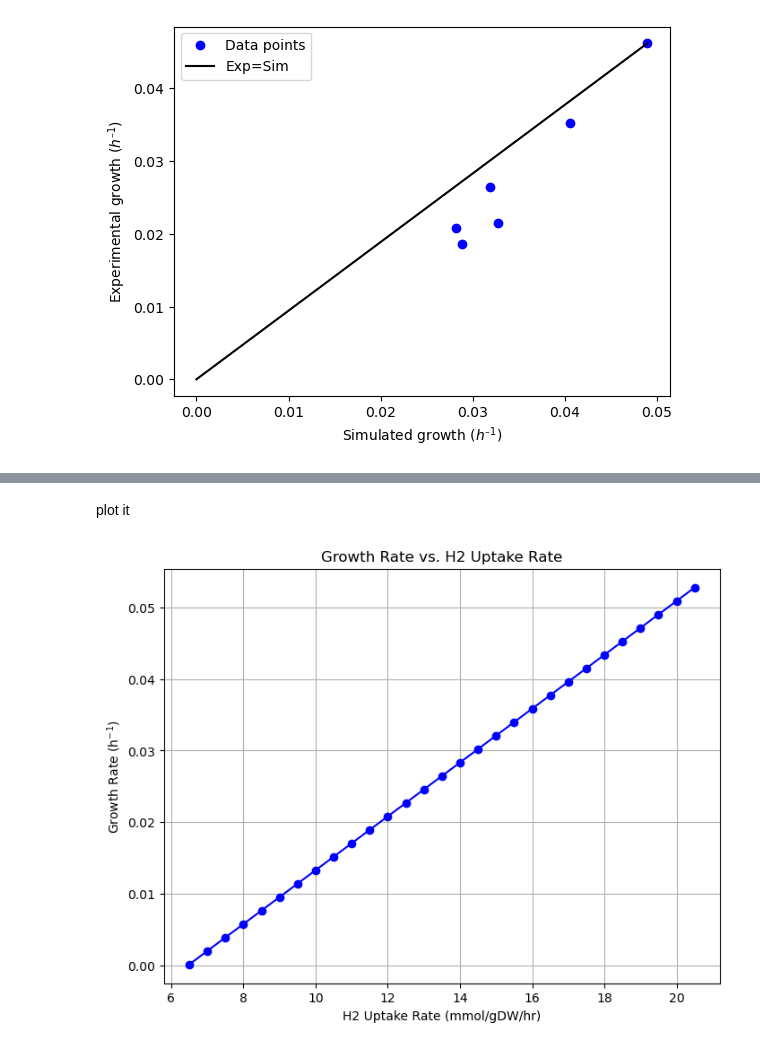
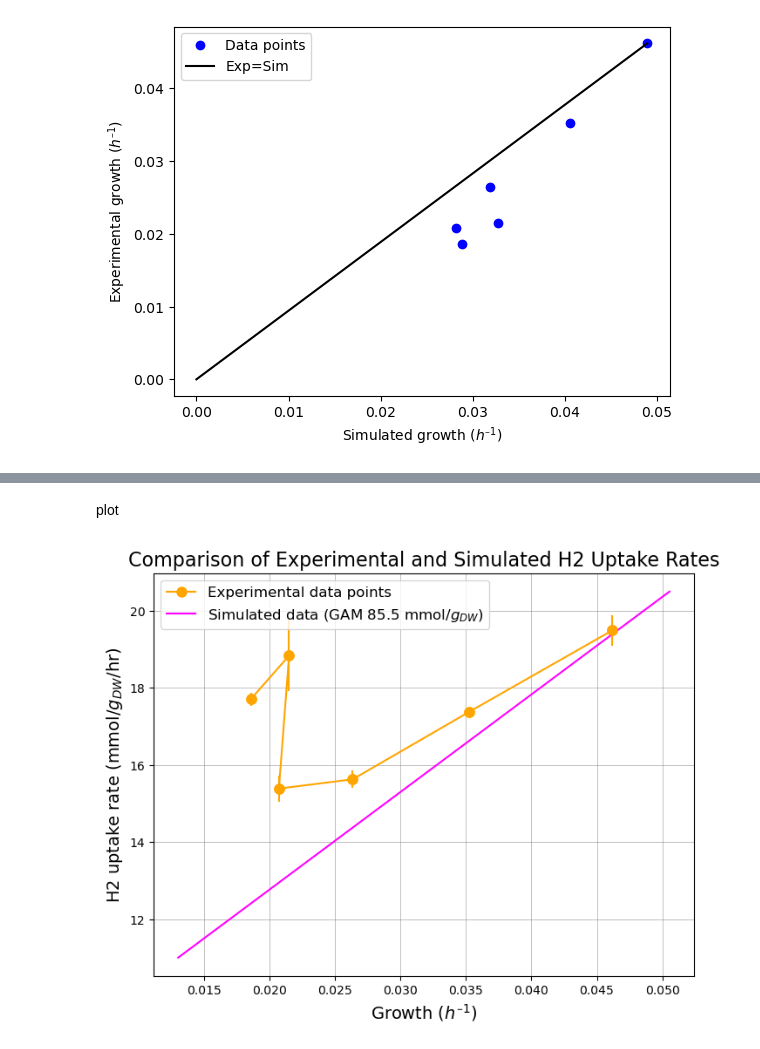
Before and after one commit to AzizBenA/iABA974_SoF1_GEM, a Jupyter notebook: jupyter_notebooks/Model_workshop.ipynb, the cells around one changed output, grey strips where cells are left out. Cells and saved outputs as stored; diff of their text form; code cells hidden in the pictures.

```diff
--- a/jupyter_notebooks/Model_workshop.ipynb
+++ b/jupyter_notebooks/Model_workshop.ipynb
@@ -150,6 +154,6 @@ open experimental growth data
 # %%
 #file_path ='C:\\Users\\adam-1y9pxi6q95ggpmx\\Documents\\PhD\\10-19 Research\\11 Data\\11.03 Fluxes values\\plot_data - Copy.xlsx'
-file_path ='C:\\Users\\adam-1y9pxi6q95ggpmx\\Documents\\PhD\\10-19 Research\\11 Data\\11.03 Fluxes values\\240823_growth_data.xlsx'
+file_path ='240823_growth_data.xlsx'
 excel_data = pd.read_excel(file_path)
 #excel_data = excel_data.drop([0,16])
 excel_data
@@ -254,7 +326,7 @@ co2_reaction = model.reactions.get_by_id('EX_co2_e')
 co2_reaction.bounds = (-100, 0.0)
 
 # Use np.arange to create a range with a step size of 0.5
-for h2_flux in np.arange(5, 21, 0.5):  # Start at 14, end at 21, with step size of 0.5
+for h2_flux in np.arange(11, 21, 0.5):  # Start at 14, end at 21, with step size of 0.5
 
     # Set bounds for H2 flux
     h2_reaction = model.reactions.get_by_id('EX_h2_e')
@@ -275,0 +354,8 @@ sim_growth_df = pd.DataFrame(rows_list)
+# %%
+df = pd.read_excel("240702_NGAM_data.xlsx")
+#we will clean the data
+df_ngam = df[['dilRate','H2 Flux theoretic']].copy()
+#df_ngam = df_ngam.dropna(subset=['H2 Flux theoretic'])
+df_grouped = df_ngam.groupby(df_ngam.index // 3).mean()
+df_grouped[['dilRate_std','h2_std']] = df_ngam.groupby(df_ngam.index // 3).std()
+df_grouped
@@ -276,24 +370,37 @@ sim_growth_df = pd.DataFrame(rows_list)
 # %% [markdown]
-plot it
+plot
-# %%
-import matplotlib.pyplot as plt
-
-# Plotting growth rate vs. H2 uptake rate
-plt.figure(figsize=(8, 6))
-plt.plot(-sim_growth_df['H2 Flux model'], sim_growth_df['growth_rate'], marker='o', linestyle='-', color='blue')
-
-# Adding labels and title
-plt.xlabel('H2 Uptake Rate (mmol/gDW/hr)')
-plt.ylabel('Growth Rate (h$^{-1}$)')
-plt.title('Growth Rate vs. H2 Uptake Rate')
-
-# Show grid
-plt.grid(True)
-
-# Save the figure (optional)
-plt.savefig('growth_rate_vs_h2_uptake_rate.png')
-
-# Show the plot
-plt.show()
-# %% [output]
-[figure, removed]
+# %%
+# Ensure the growth_rate and h2_flux_experimental are properly defined based on the cleaned data
+growth_rate_cleaned = df_grouped['dilRate']
+h2_flux_experimental_cleaned = df_grouped['H2 Flux theoretic']
+
+# Load the simulated data
+sim_growth_rate = sim_growth_df['growth_rate']
+sim_h2_flux = sim_growth_df['H2 Flux model']
+
+# Plot the experimental and simulated data
+plt.figure(figsize=(8, 6))
+
+# Experimental data (already cleaned and grouped)
+plt.plot(growth_rate_cleaned, h2_flux_experimental_cleaned, label='Experimental data points', marker='o', color='orange', markersize=8, )
+plt.errorbar(growth_rate_cleaned, h2_flux_experimental_cleaned, yerr=df_grouped['h2_std'], fmt='o', color='orange', markersize=8)
+
+# Simulated data (from the new uploaded file)
+plt.plot(sim_growth_rate, -sim_h2_flux, label='Simulated data (GAM 85.5 mmol/${g}_{{DW}}$)', color='magenta' , markersize=8, )
+
+
+# Labels and title
+plt.xlabel(r'Growth ($h^{–1}$)', fontsize=14)
+plt.ylabel('H2 uptake rate (mmol/${g}_{{DW}}$/hr)', fontsize=14)
+plt.title('Comparison of Experimental and Simulated H2 Uptake Rates', fontsize=16)
+
+# Customize grid and make it brighter
+plt.grid(True, which='both', axis='both', color='gray', linestyle='-', linewidth=0.5, alpha=0.7)
+
+# Adjust legend font size
+plt.legend(fontsize=12)
+
+# Display the plot
+plt.show()
+# %% [output]
+[figure, added]
```
Also changed, not shown: parts of 35 cells of this notebook, 2 other files.
